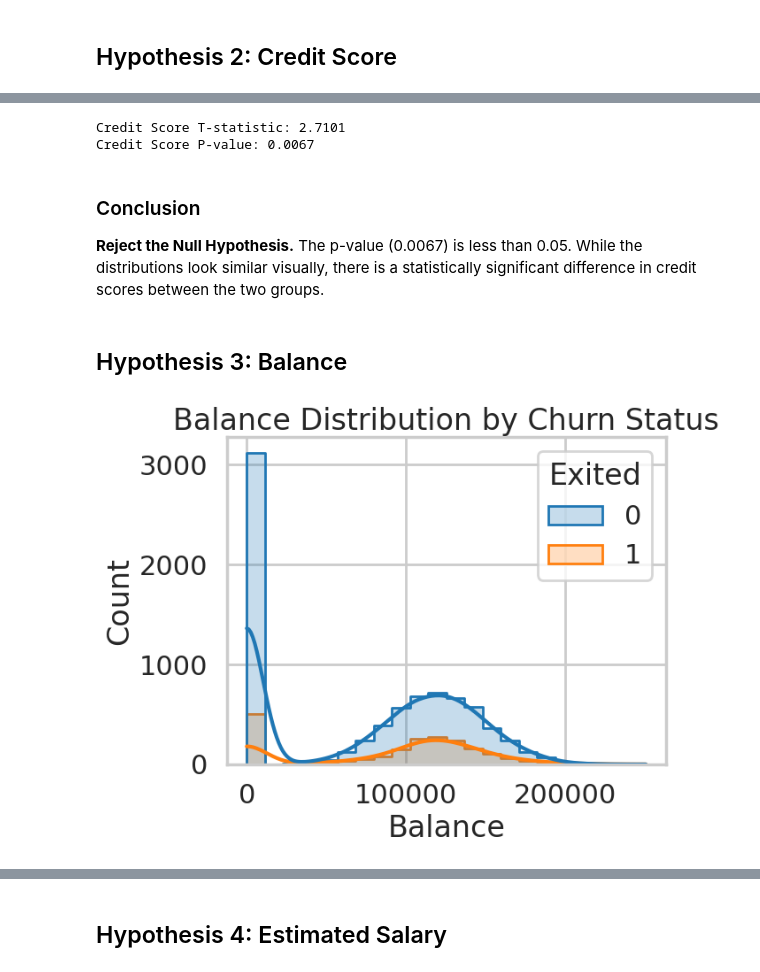
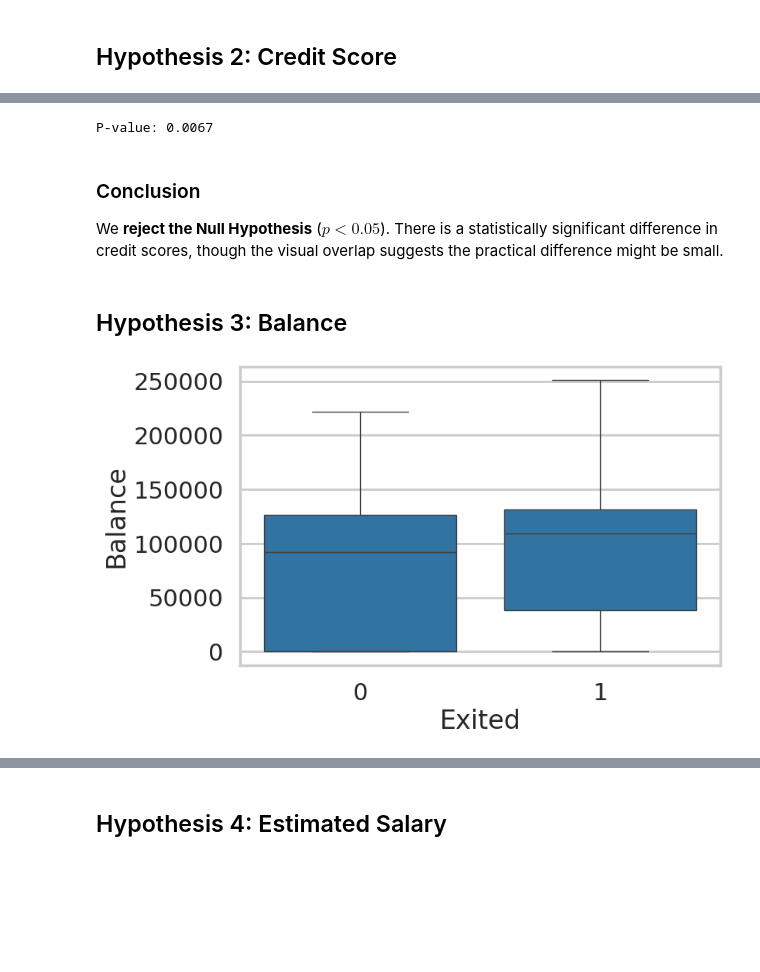
Before and after one commit to demsaid400-cpu/DI-BOOTCAMP, a Jupyter notebook: Week4/Day4/DailyChallenge.ipynb, the cells around one changed output, grey strips where cells are left out. Saved outputs shown, nothing was run; the diff lists cells and outputs as text; code cells hidden in the pictures; blank space fills up the shorter version.

```diff
--- a/Week4/Day4/DailyChallenge.ipynb
+++ b/Week4/Day4/DailyChallenge.ipynb
@@ -111,20 +110,17 @@ plt.show()
 # %%
 t_stat_credit, p_val_credit = scipy.stats.ttest_ind(df_0['CreditScore'], df_1['CreditScore'])
-print(f'Credit Score T-statistic: {t_stat_credit:.4f}')
-print(f'Credit Score P-value: {p_val_credit:.4f}')
+print(f"P-value: {p_val_credit:.4f}")
 # %% [output]
-Credit Score T-statistic: 2.7101
-Credit Score P-value: 0.0067
+P-value: 0.0067
 # %% [markdown]
 ### Conclusion
-**Reject the Null Hypothesis.** The p-value (0.0067) is less than 0.05. While the distributions look similar visually, there is a statistically significant difference in credit scores between the two groups.
+We **reject the Null Hypothesis** ($p < 0.05$). There is a statistically significant difference in credit scores, though the visual overlap suggests the practical difference might be small.
 # %% [markdown]
 ## Hypothesis 3: Balance
-# %%
-sns.histplot(data=df, x='Balance', hue='Exited', kde=True, element='step')
-plt.title('Balance Distribution by Churn Status')
-plt.show()
-# %% [output]
-[figure, removed]
+# %%
+sns.boxplot(x='Exited', y='Balance', data=df)
+plt.show()
+# %% [output]
+[figure, added]
 # %%
 t_stat_bal, p_val_bal = scipy.stats.ttest_ind(df_0['Balance'], df_1['Balance'])
```
Also changed, not shown: parts of 29 cells of this notebook.
